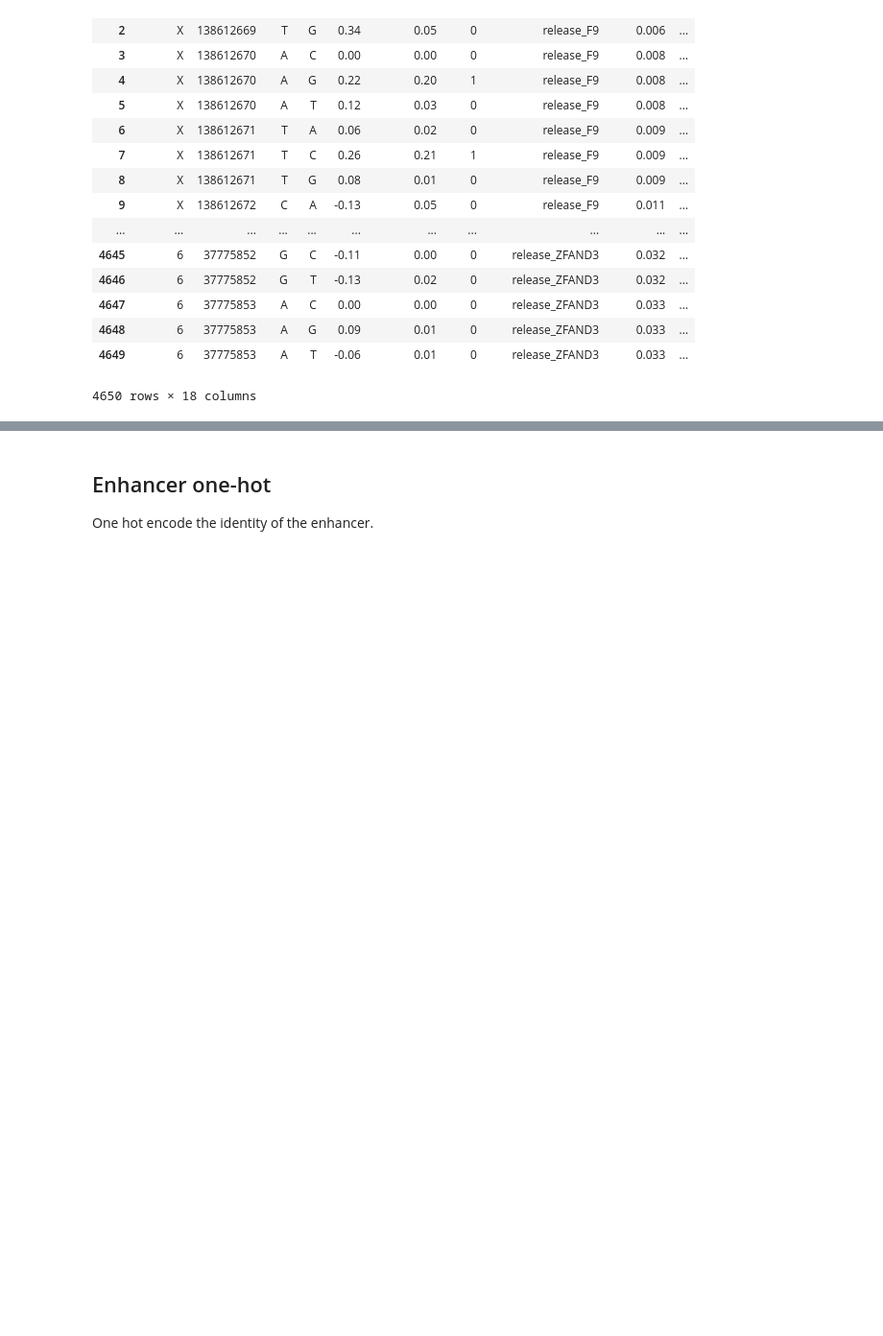
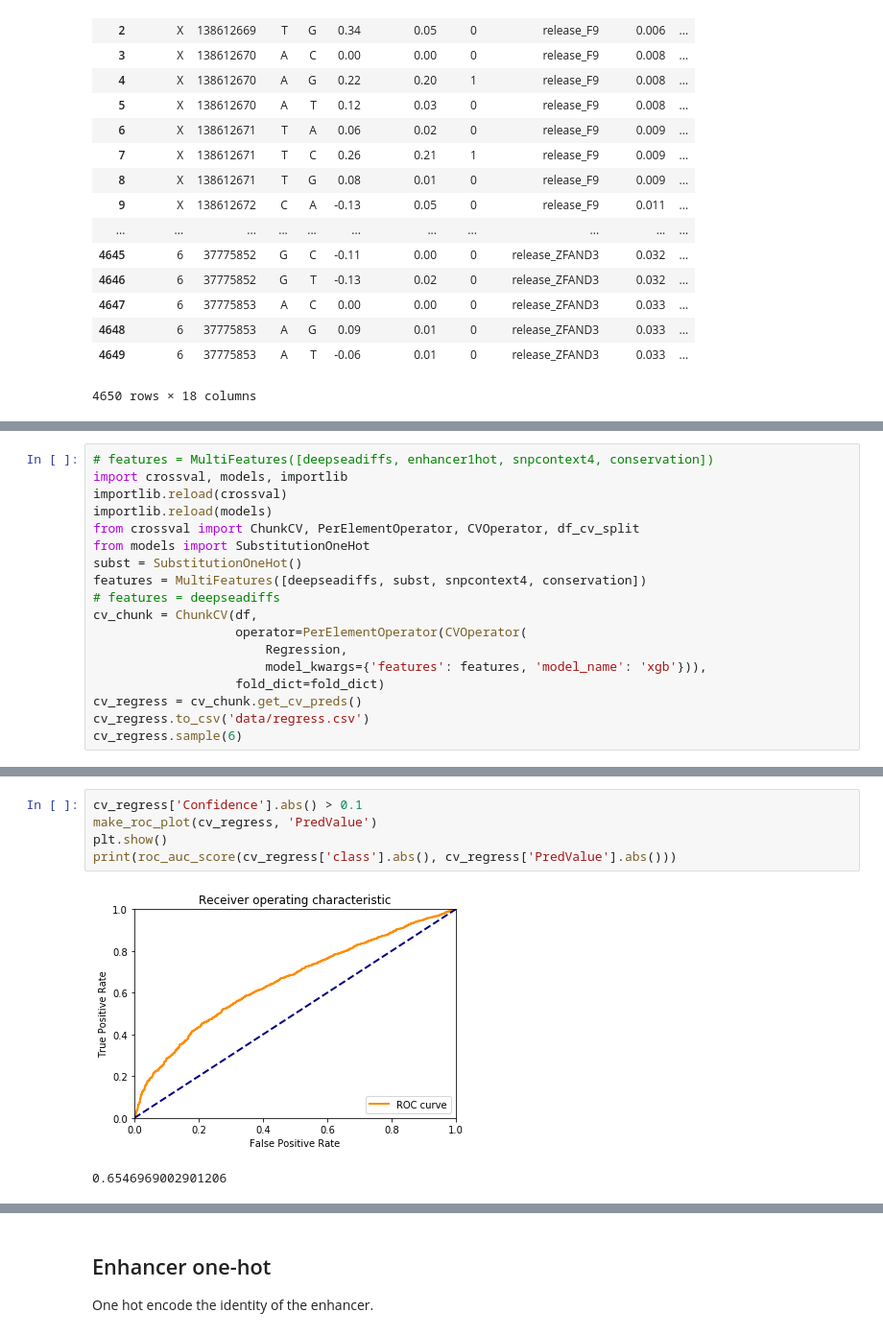
Before and after one commit to alex-hh/cagi5_mpra_prediction, a Jupyter notebook: Cagi5CV.ipynb, the cells around one changed output, grey strips where cells are left out. Shown at 96% size. Saved outputs shown, nothing was run; the diff lists cells and outputs as text; blank space fills up the shorter version.

```diff
--- a/Cagi5CV.ipynb
+++ b/Cagi5CV.ipynb
@@ -161,0 +178,18 @@ print(roc_auc_score(cv_regress['class'].abs(), cv_regress['PredValue'].abs()))
+# %%
+# features = MultiFeatures([deepseadiffs, enhancer1hot, snpcontext4, conservation])
+import crossval, models, importlib
+importlib.reload(crossval)
+importlib.reload(models)
+from crossval import ChunkCV, PerElementOperator, CVOperator, df_cv_split
+from models import SubstitutionOneHot
+subst = SubstitutionOneHot()
+features = MultiFeatures([deepseadiffs, subst, snpcontext4, conservation])
+# features = deepseadiffs
+cv_chunk = ChunkCV(df,
+                   operator=PerElementOperator(CVOperator(
+                       Regression,
+                       model_kwargs={'features': features, 'model_name': 'xgb'})),
+                   fold_dict=fold_dict)
+cv_regress = cv_chunk.get_cv_preds()
+cv_regress.to_csv('data/regress.csv')
+cv_regress.sample(6)
@@ -162,2 +209,10 @@ print(roc_auc_score(cv_regress['class'].abs(), cv_regress['PredValue'].abs()))
+# %%
+cv_regress['Confidence'].abs() > 0.1
+make_roc_plot(cv_regress, 'PredValue')
+plt.show()
+print(roc_auc_score(cv_regress['class'].abs(), cv_regress['PredValue'].abs()))
+# %% [output]
+[figure, added]
+0.6546969002901206
 # %%
 cv_chunk = ChunkCV(df,
```
Also changed, not shown: parts of 22 cells of this notebook, 5 other files.
